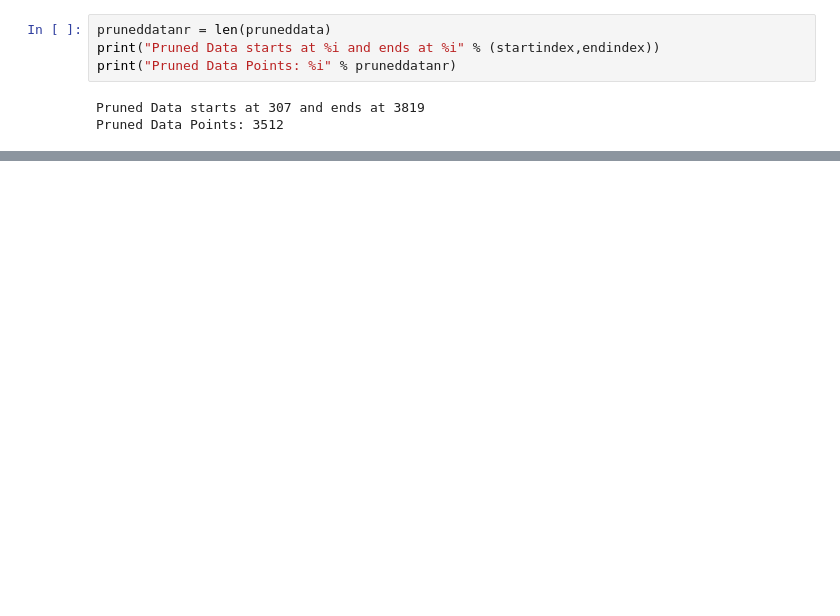
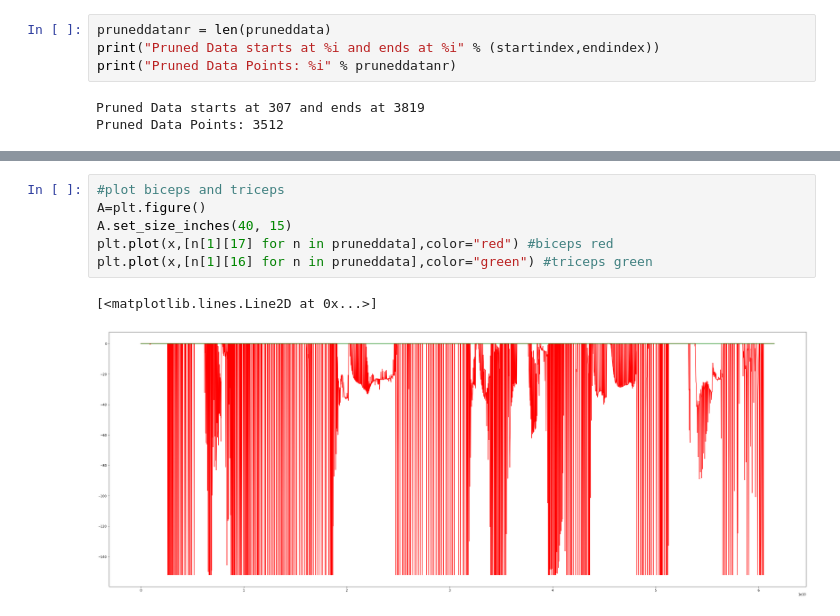
Before and after one commit to Roboy/mujoco_roboy, a Jupyter notebook: eval_data/plot_force_values.ipynb, the cells around one changed output, grey strips where cells are left out. Cells and saved outputs as stored; diff of their text form; blank space fills up the shorter version.

```diff
--- a/eval_data/plot_force_values.ipynb
+++ b/eval_data/plot_force_values.ipynb
@@ -75,0 +96,9 @@ plt.show
+# %%
+#plot biceps and triceps
+A=plt.figure()
+A.set_size_inches(40, 15)
+plt.plot(x,[n[1][17] for n in pruneddata],color="red") #biceps red
+plt.plot(x,[n[1][16] for n in pruneddata],color="green") #triceps green
+# %% [output]
+[<matplotlib.lines.Line2D at 0x...>]
+[figure, added]
```
Also changed, not shown: parts of 7 cells of this notebook, 1 other file.
